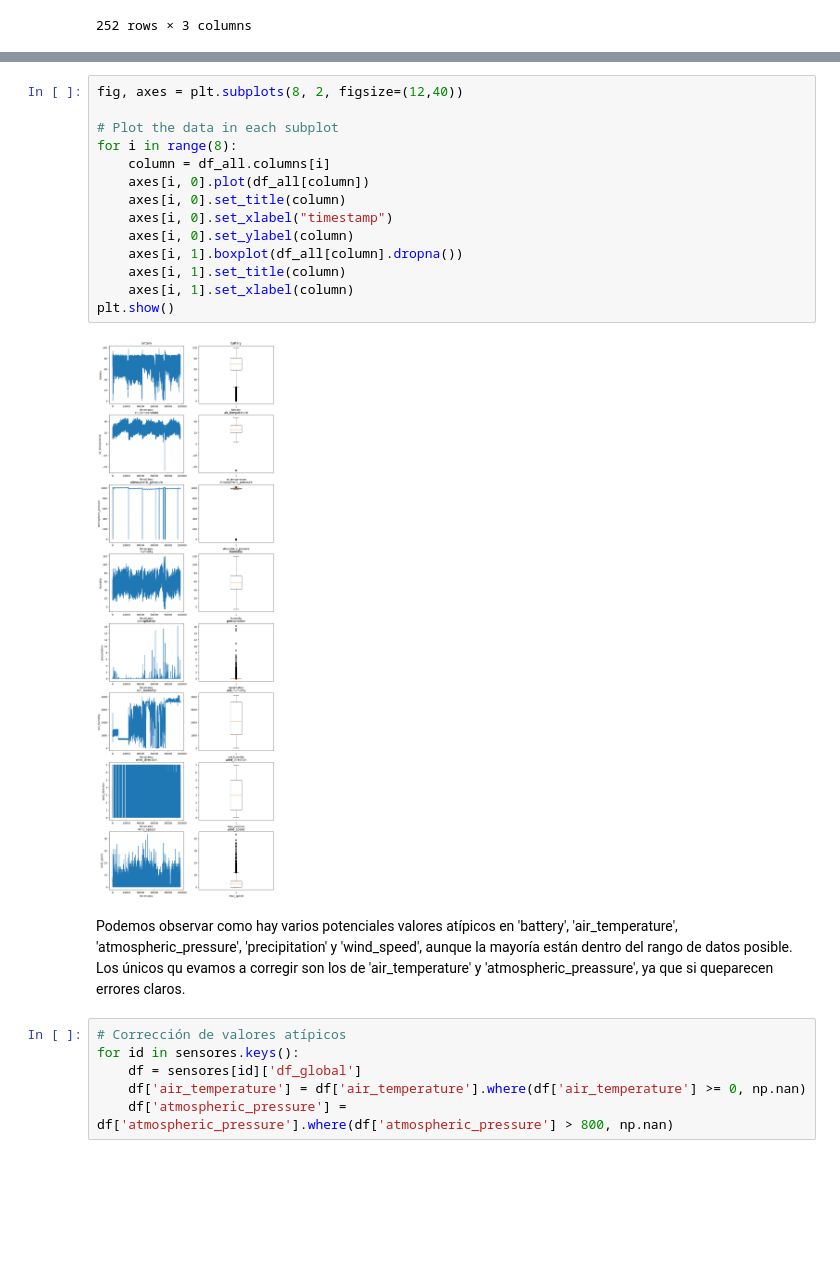
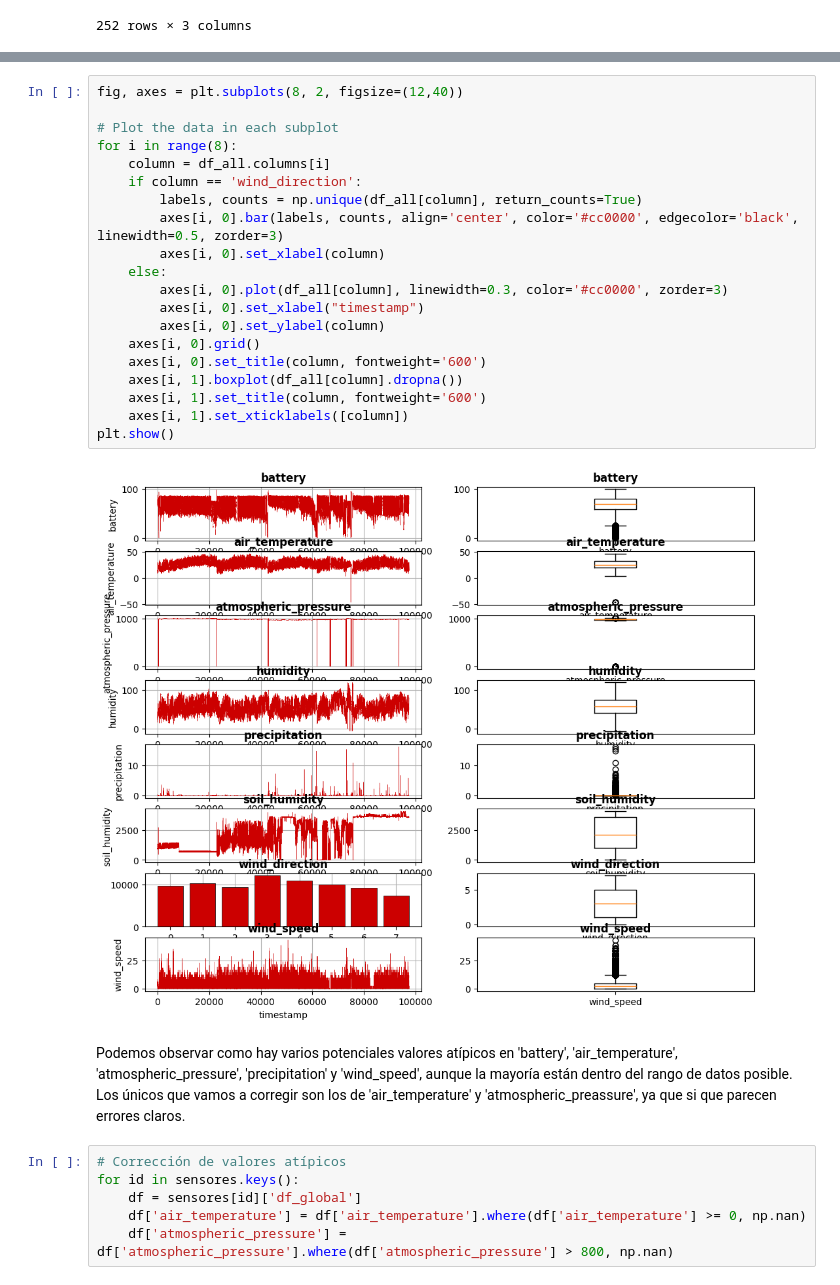
Before and after one commit to alendinez/energy-prediction, a Jupyter notebook: analisis_datos.ipynb, the cells around one changed output, grey strips where cells are left out. Saved outputs shown, nothing was run; the diff lists cells and outputs as text; blank space fills up the shorter version.

```diff
--- a/analisis_datos.ipynb
+++ b/analisis_datos.ipynb
@@ -372,21 +377,27 @@ df_stats
 # %%
 fig, axes = plt.subplots(8, 2, figsize=(12,40))
 
 # Plot the data in each subplot
 for i in range(8):
     column = df_all.columns[i]
-    axes[i, 0].plot(df_all[column])
-    axes[i, 0].set_title(column)
-    axes[i, 0].set_xlabel("timestamp")
-    axes[i, 0].set_ylabel(column)
+    if column == 'wind_direction':
+        labels, counts = np.unique(df_all[column], return_counts=True)
+        axes[i, 0].bar(labels, counts, align='center', color='#cc0000', edgecolor='black', linewidth=0.5, zorder=3)
+        axes[i, 0].set_xlabel(column)
+    else:
+        axes[i, 0].plot(df_all[column], linewidth=0.3, color='#cc0000', zorder=3)
+        axes[i, 0].set_xlabel("timestamp")
+        axes[i, 0].set_ylabel(column)
+    axes[i, 0].grid()
+    axes[i, 0].set_title(column, fontweight='600')
     axes[i, 1].boxplot(df_all[column].dropna())
-    axes[i, 1].set_title(column)
-    axes[i, 1].set_xlabel(column)
+    axes[i, 1].set_title(column, fontweight='600')
+    axes[i, 1].set_xticklabels([column])
 plt.show()
 # %% [output]
-[figure, old version]
+[figure, new version]
 # %% [markdown]
-Podemos observar como hay varios potenciales valores atípicos en 'battery', 'air_temperature', 'atmospheric_pressure', 'precipitation' y 'wind_speed', aunque la mayoría están dentro del rango de datos posible. Los únicos qu evamos a corregir son los de 'air_temperature' y 'atmospheric_preassure', ya que si queparecen errores claros.
+Podemos observar como hay varios potenciales valores atípicos en 'battery', 'air_temperature', 'atmospheric_pressure', 'precipitation' y 'wind_speed', aunque la mayoría están dentro del rango de datos posible. Los únicos que vamos a corregir son los de 'air_temperature' y 'atmospheric_preassure', ya que si que parecen errores claros.
 # %%
 # Corrección de valores atípicos
 for id in sensores.keys():
```
Also changed, not shown: parts of 5 cells of this notebook.
